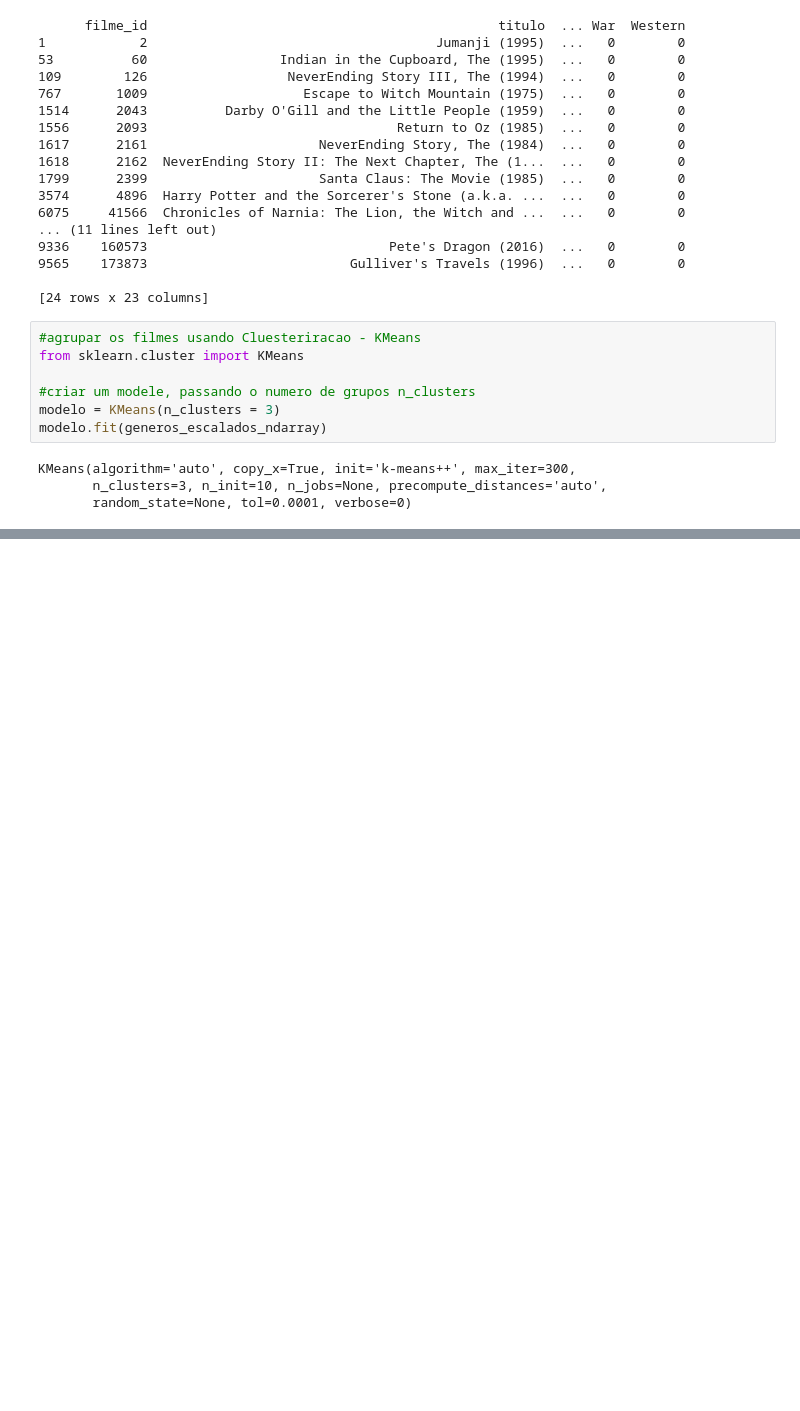
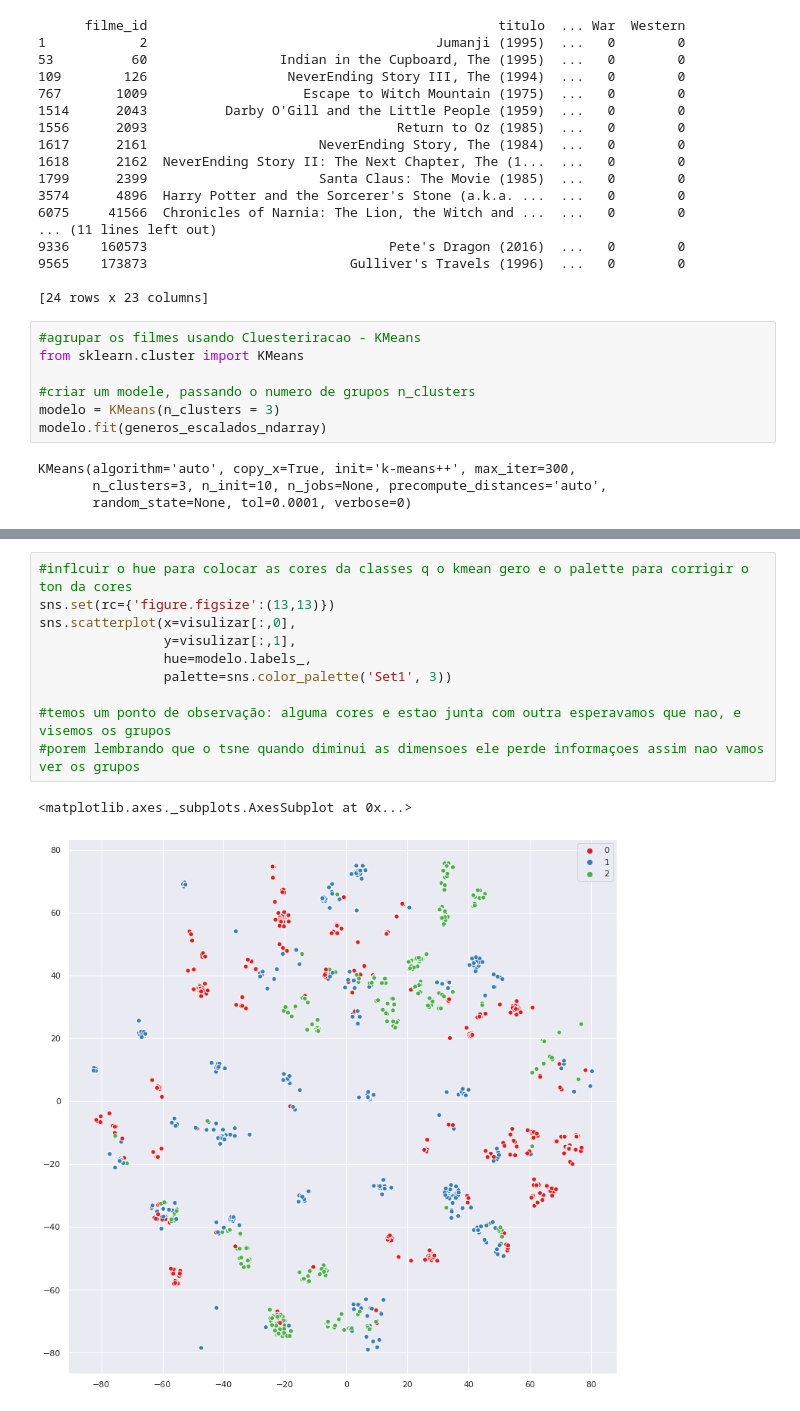
Before and after one commit to EduardoMoraesRitter/machine-learning-algoritmos-nao-supervisionados, a Jupyter notebook: 1_modelo_nao_supervisionado.ipynb, the cells around one changed output, grey strips where cells are left out. Saved outputs shown, nothing was run; the diff lists cells and outputs as text; blank space fills up the shorter version.

```diff
--- a/1_modelo_nao_supervisionado.ipynb
+++ b/1_modelo_nao_supervisionado.ipynb
@@ -315,0 +339,13 @@ dados_filmes_df[filtro].sample(10)
+# %%
+#inflcuir o hue para colocar as cores da classes q o kmean gero e o palette para corrigir o ton da cores
+sns.set(rc={'figure.figsize':(13,13)})
+sns.scatterplot(x=visulizar[:,0],
+                y=visulizar[:,1],
+                hue=modelo.labels_,
+                palette=sns.color_palette('Set1', 3))
+
+#temos um ponto de observação: alguma cores e estao junta com outra esperavamos que nao, e visemos os grupos
+#porem lembrando que o tsne quando diminui as dimensoes ele perde informaçoes assim nao vamos ver os grupos
+# %% [output]
+<matplotlib.axes._subplots.AxesSubplot at 0x...>
+[figure, added]
```
Also changed, not shown: parts of 12 cells of this notebook.
